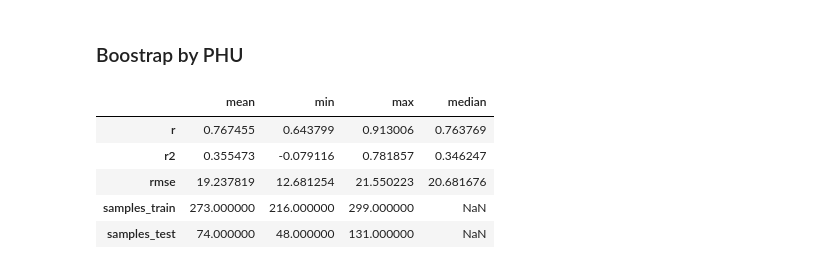
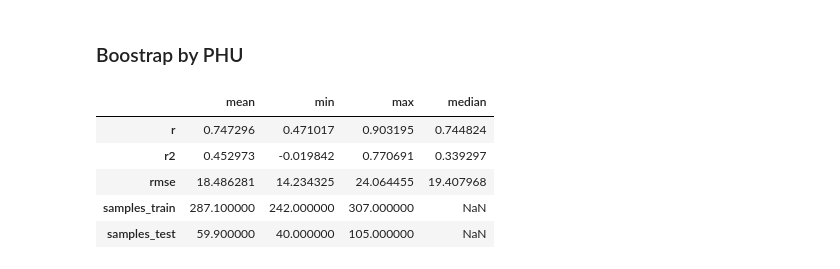
Before and after one commit to dfguerrerom/gwl-modeling, a Jupyter notebook: 4_model_training.ipynb, the cells around one changed output. Saved outputs shown, nothing was run; the diff lists cells and outputs as text; code cells hidden in the pictures.

```diff
--- a/4_model_training.ipynb
+++ b/4_model_training.ipynb
@@ -299,13 +298,13 @@ bootstrap_result
 # %%
 selected_df = df[
     (df.phu_id == 136)
 ]
-bootstrap_result = bootstrap(df = selected_df, variable="gwl_cm", iterations=5, train_size=0.8)
+bootstrap_result = bootstrap(df = selected_df, variable="gwl_cm", iterations=10, train_size=0.8)
 bootstrap_result
 # %% [output]
 |  | mean | min | max | median |
-| r | 0.767455 | 0.643799 | 0.913006 | 0.763769 |
-| r2 | 0.355473 | -0.079116 | 0.781857 | 0.346247 |
-| rmse | 19.237819 | 12.681254 | 21.550223 | 20.681676 |
-| samples_train | 273.000000 | 216.000000 | 299.000000 | NaN |
-| samples_test | 74.000000 | 48.000000 | 131.000000 | NaN |
+| r | 0.747296 | 0.471017 | 0.903195 | 0.744824 |
+| r2 | 0.452973 | -0.019842 | 0.770691 | 0.339297 |
+| rmse | 18.486281 | 14.234325 | 24.064455 | 19.407968 |
+| samples_train | 287.100000 | 242.000000 | 307.000000 | NaN |
+| samples_test | 59.900000 | 40.000000 | 105.000000 | NaN |
```
Also changed, not shown: parts of 4 cells of this notebook, 1 other file.
